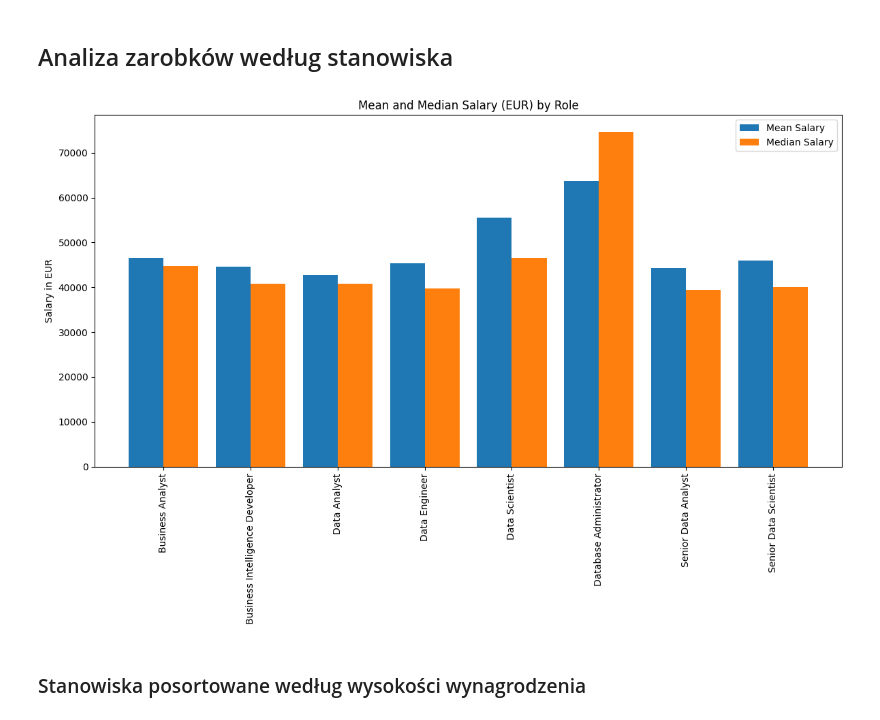
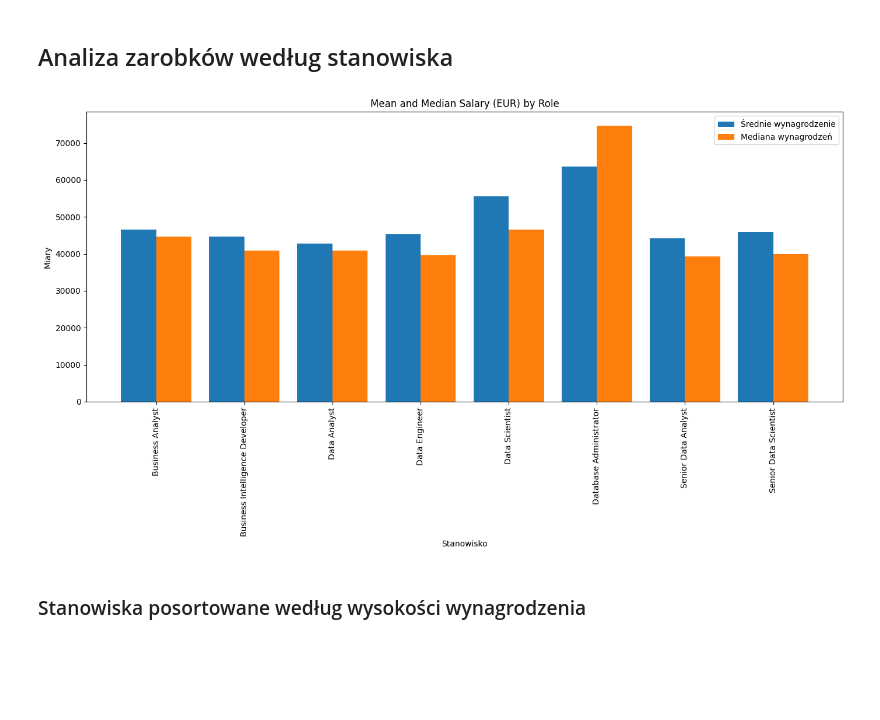
Before and after one commit to pstano1/salaries-in-data-analysis, a Jupyter notebook: raport.ipynb, the cells around one changed output. Drawn from its saved outputs; the diff is of its cells as text; code cells hidden in the pictures; blank space fills up the shorter version.

```diff
--- a/raport.ipynb
+++ b/raport.ipynb
@@ -464,22 +473,23 @@ grouped_mean_data.head(10)
 # %%
 grouped_mean_data = a.calculate_grouped_mean('role', f'{common_currency}_median')
 grouped_median_data = a.calculate_grouped_median('role', f'{common_currency}_median')
 roles = np.array(grouped_mean_data['role'])
 
 bar_width = 0.4
 positions = np.arange(len(roles))
 
-plt.figure(figsize=(12, 8))
-plt.bar(positions - bar_width/2, grouped_mean_data[f'{common_currency}_median'], width=bar_width, label='Mean Salary')
-plt.bar(positions + bar_width/2, grouped_median_data[f'{common_currency}_median'], width=bar_width, label='Median Salary')
-plt.ylabel(f'Salary in {common_currency}')
+plt.figure(figsize=(14, 8))
+plt.bar(positions - bar_width/2, grouped_mean_data[f'{common_currency}_median'], width=bar_width, label='Średnie wynagrodzenie')
+plt.bar(positions + bar_width/2, grouped_median_data[f'{common_currency}_median'], width=bar_width, label='Mediana wynagrodzeń')
+plt.xlabel('Stanowisko')
+plt.ylabel('Miary')
 plt.title(f'Mean and Median Salary ({common_currency}) by Role')
 plt.xticks(positions, roles, rotation=90)
 plt.legend()
 plt.tight_layout()
 plt.show()
 # %% [output]
-[figure, old version]
+[figure, new version]
 # %% [markdown]
 ### Stanowiska posortowane według wysokości wynagrodzenia
 # %%
```
Also changed, not shown: parts of 5 cells of this notebook.
